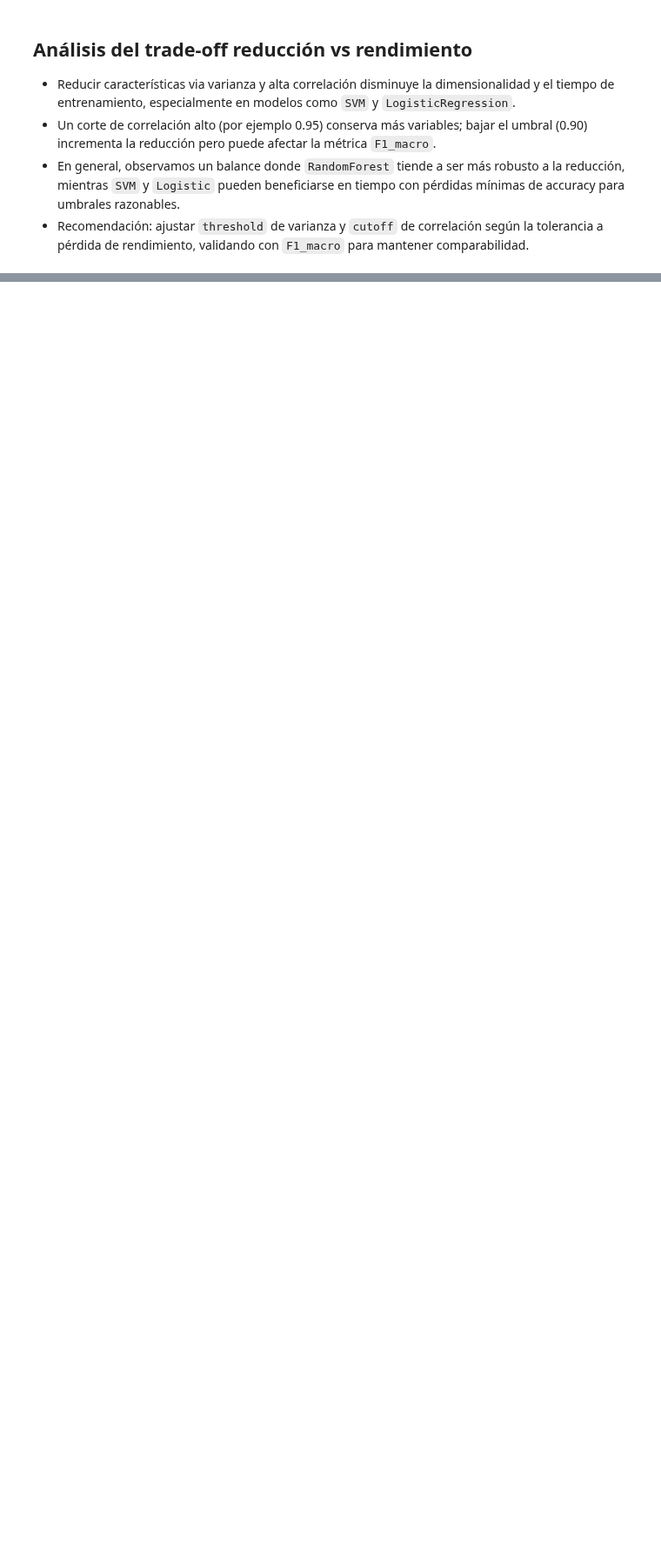
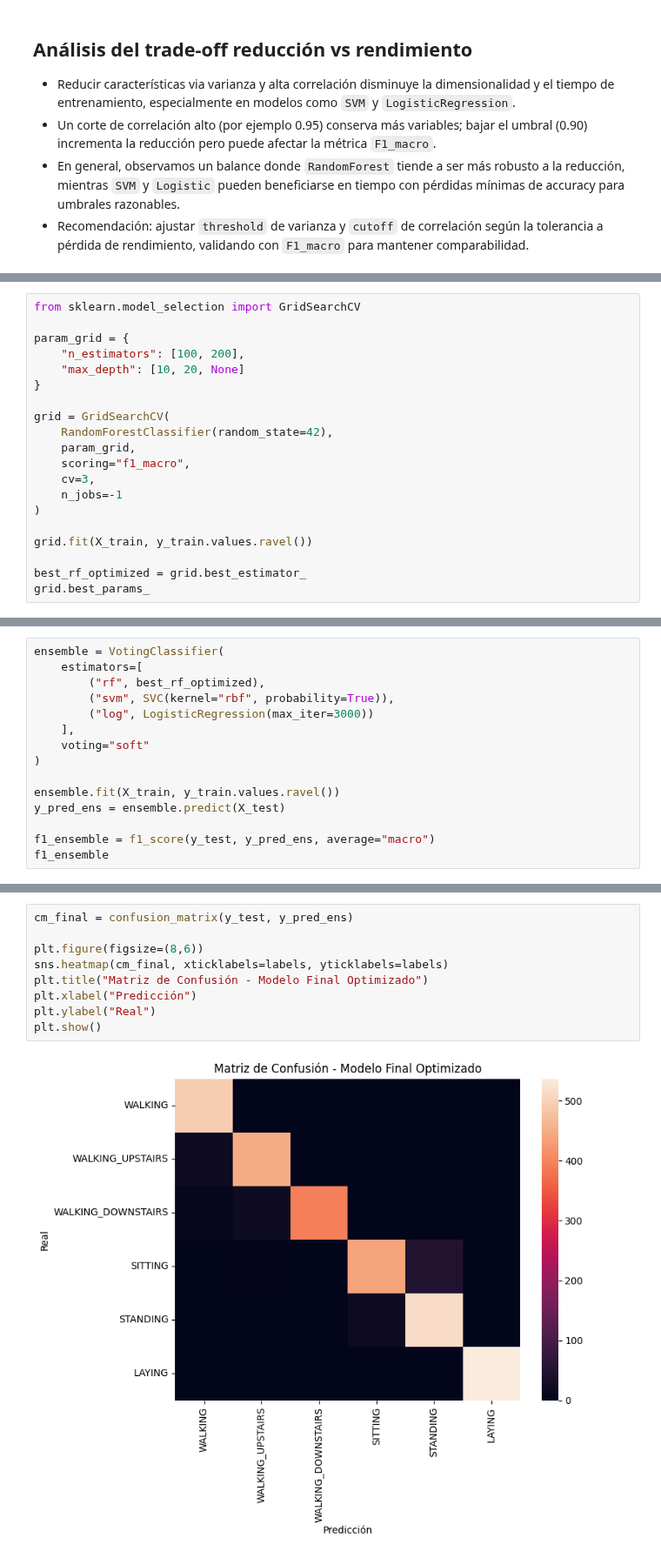
Before and after one commit to BaljeetTM/Tarea1_dataScience, a Jupyter notebook: Taller2.ipynb, the cells around one changed output, grey strips where cells are left out. Shown at 87% size. Saved outputs shown, nothing was run; the diff lists cells and outputs as text; blank space fills up the shorter version.

```diff
--- a/Taller2.ipynb
+++ b/Taller2.ipynb
@@ -672,0 +722,20 @@ Comparación: número de características vs accuracy vs tiempo
+# %%
+from sklearn.model_selection import GridSearchCV
+
+param_grid = {
+    "n_estimators": [100, 200],
+    "max_depth": [10, 20, None]
+}
+
+grid = GridSearchCV(
+    RandomForestClassifier(random_state=42),
+    param_grid,
+    scoring="f1_macro",
+    cv=3,
+    n_jobs=-1
+)
+
+grid.fit(X_train, y_train.values.ravel())
+
+best_rf_optimized = grid.best_estimator_
+grid.best_params_
@@ -672,0 +753,15 @@ Comparación: número de características vs accuracy vs tiempo
+# %%
+ensemble = VotingClassifier(
+    estimators=[
+        ("rf", best_rf_optimized),
+        ("svm", SVC(kernel="rbf", probability=True)),
+        ("log", LogisticRegression(max_iter=3000))
+    ],
+    voting="soft"
+)
+
+ensemble.fit(X_train, y_train.values.ravel())
+y_pred_ens = ensemble.predict(X_test)
+
+f1_ensemble = f1_score(y_test, y_pred_ens, average="macro")
+f1_ensemble
@@ -672,0 +782,11 @@ Comparación: número de características vs accuracy vs tiempo
+# %%
+cm_final = confusion_matrix(y_test, y_pred_ens)
+
+plt.figure(figsize=(8,6))
+sns.heatmap(cm_final, xticklabels=labels, yticklabels=labels)
+plt.title("Matriz de Confusión - Modelo Final Optimizado")
+plt.xlabel("Predicción")
+plt.ylabel("Real")
+plt.show()
+# %% [output]
+[figure, added]
```
Also changed, not shown: parts of 12 cells of this notebook, 1 other file.
